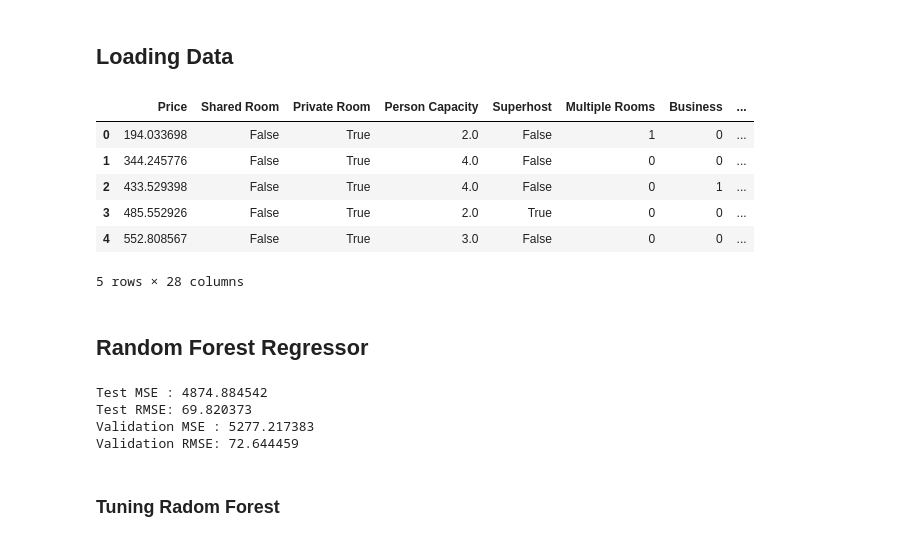
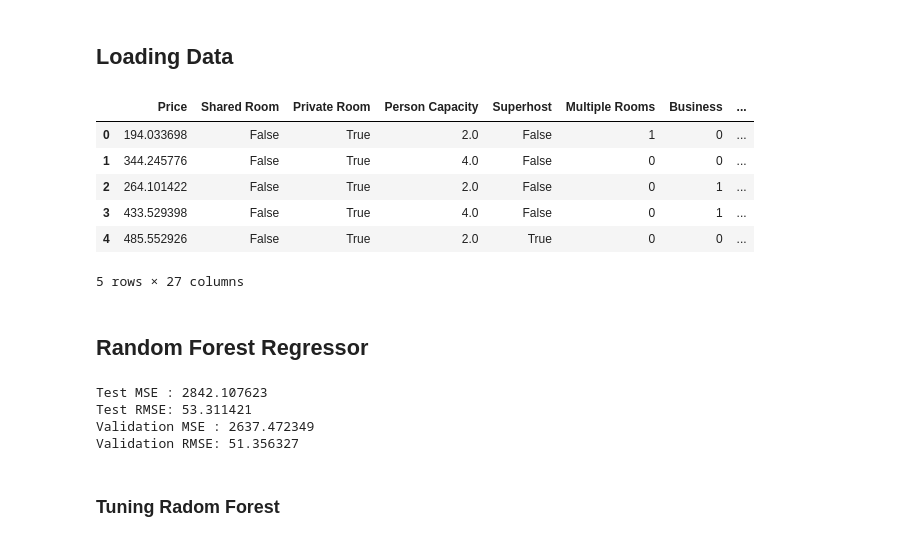
Before and after one commit to Ario98/bi_assignment03, a Jupyter notebook: Modeling.ipynb, the cells around one changed output. Drawn from its saved outputs; the diff is of its cells as text; code cells hidden in the pictures.

```diff
--- a/Modeling.ipynb
+++ b/Modeling.ipynb
@@ -12,17 +12,17 @@ import numpy as np
 from sklearn.model_selection import GridSearchCV
 import matplotlib.pyplot as plt
 # %%
-data = pd.read_csv("data/cleaned_data.csv")
+data = pd.read_csv("data/cleaned_data_updated.csv")
 
 data.head()
 # %% [output]
 |  | Price | Shared Room | Private Room | Person Capacity | Superhost | Multiple Rooms | Business | ... |
 | 0 | 194.033698 | False | True | 2.0 | False | 1 | 0 | ... |
 | 1 | 344.245776 | False | True | 4.0 | False | 0 | 0 | ... |
-| 2 | 433.529398 | False | True | 4.0 | False | 0 | 1 | ... |
-| 3 | 485.552926 | False | True | 2.0 | True | 0 | 0 | ... |
-| 4 | 552.808567 | False | True | 3.0 | False | 0 | 0 | ... |
+| 2 | 264.101422 | False | True | 2.0 | False | 0 | 1 | ... |
+| 3 | 433.529398 | False | True | 4.0 | False | 0 | 1 | ... |
+| 4 | 485.552926 | False | True | 2.0 | True | 0 | 0 | ... |
-5 rows × 28 columns
+5 rows × 27 columns
 # %%
 X = data.drop('Price', axis=1)
 y = data['Price']
@@ -62,10 +62,10 @@ rmse_val = np.sqrt(mse_val)
 print("Validation MSE : %f" %(mse_val))
 print("Validation RMSE: %f" % (rmse_val))
 # %% [output]
-Test MSE : 4874.884542
-Test RMSE: 69.820373
-Validation MSE : 5277.217383
-Validation RMSE: 72.644459
+Test MSE : 2842.107623
+Test RMSE: 53.311421
+Validation MSE : 2637.472349
+Validation RMSE: 51.356327
 # %% [markdown]
 ### Tuning Radom Forest
 # %% [markdown]
```
Also changed, not shown: parts of 6 cells of this notebook, 2 other files.
